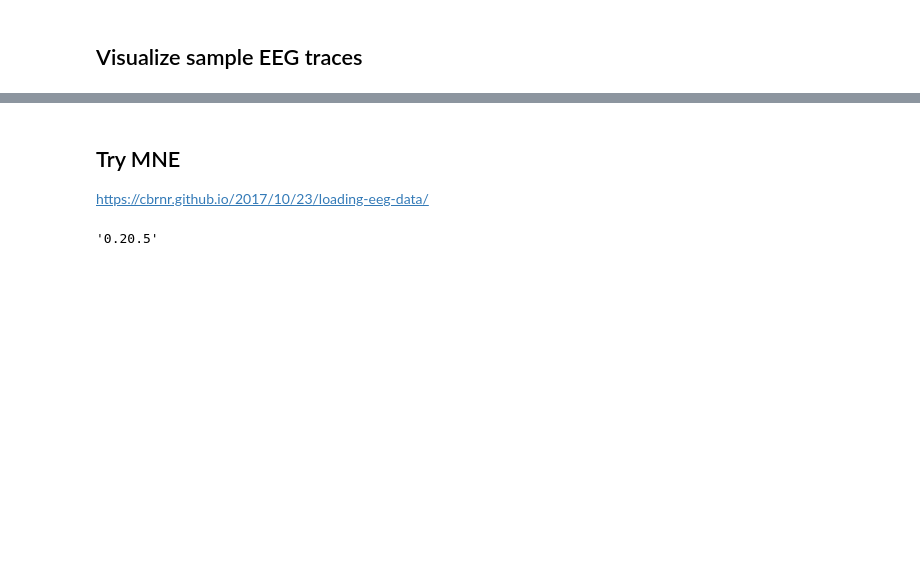
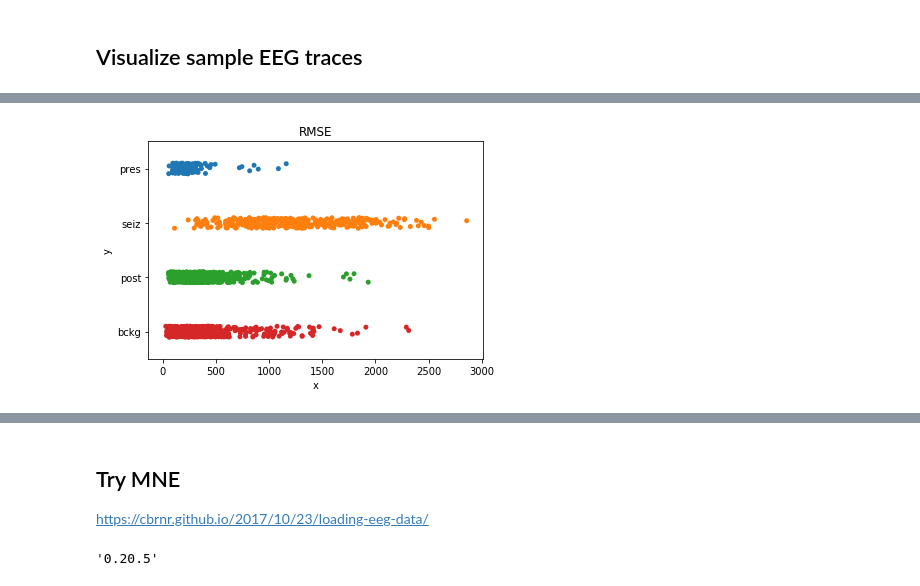
Before and after one commit to ylin00/seizurecast, a Jupyter notebook: explore.ipynb, the cells around one changed output, grey strips where cells are left out. Saved outputs shown, nothing was run; the diff lists cells and outputs as text; code cells hidden in the pictures; blank space fills up the shorter version.

```diff
--- a/explore.ipynb
+++ b/explore.ipynb
@@ -130,0 +243,52 @@ It seems like some trend is there between 8000~14000
+# %%
+import feature as ft
+import seaborn as sb
+
+
+def explore1D(new_ds, title=''):
+    sb.stripplot(x='x', y='y', data=pd.DataFrame().assign(x=new_ds, y=labels))
+    plt.title(title)
+
+
+def explore2D(ds, labels, title=''):
+    """
+    ds: nepochs x nchannels x nsamples
+    """
+    _, axes = plt.subplots(nrows=22, ncols=4, figsize=(15, 50))
+    arranges = (LABEL_BKG, LABEL_PRE, LABEL_SEZ, LABEL_POS, LABEL_NAN)
+    for i, epoch in enumerate(ds):
+        icol = arranges.index(labels[i])
+        for ic, channel in enumerate(epoch):
+            axes[ic][icol].plot(channel, c='k')
+# %%
+
+#     for i, ax in enumerate(axes.flat):
+#         [ax.plot(freqs, channel) for channel in psds[ishows[i]]]
+#         ax.set_yscale('log')
+#         ax.set_title(labels[ishows[i]])
+
+#     sns.set(style="ticks")
+
+#     dots = sns.load_dataset("dots")
+
+#     # Define a palette to ensure that colors will be
+#     # shared across the facets
+#     palette = dict(zip(dots.coherence.unique(),
+#                        sns.color_palette("rocket_r", 6)))
+
+#     # Plot the lines on two facets
+#     sns.relplot(x="time", y="firing_rate",
+#                 hue="coherence", size="choice", col="align",
+#                 size_order=["T1", "T2"], palette=palette,
+#                 height=5, aspect=.75, facet_kws=dict(sharex=False),
+#                 kind="line", legend="full", data=dots)
+
+# _, axes = plt.subplots(nrows=1, ncols=2, figsize=(12,3), sharey=True)
+
+# RMSE
+new_ds = [np.mean(ft.RMSE(sample)) for sample in dataset]
+explore1D(new_ds, 'RMSE')
+
+# plt.sca(axes[0])
+# %% [output]
+[figure, added]
```
Also changed, not shown: parts of 56 cells of this notebook, 7 other files.
